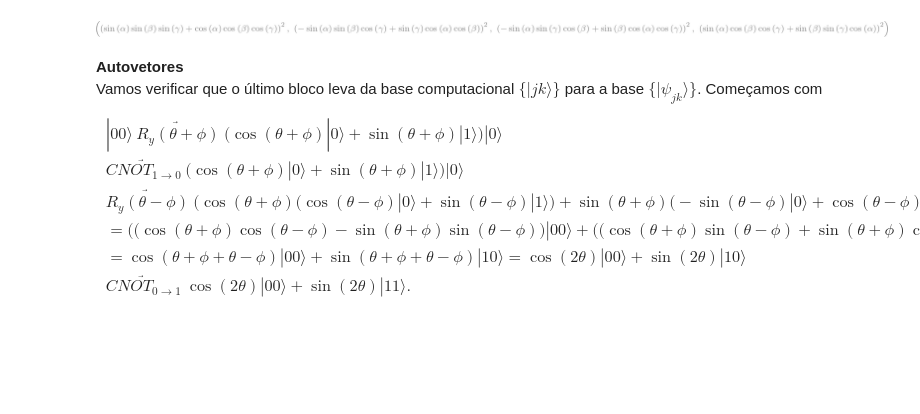
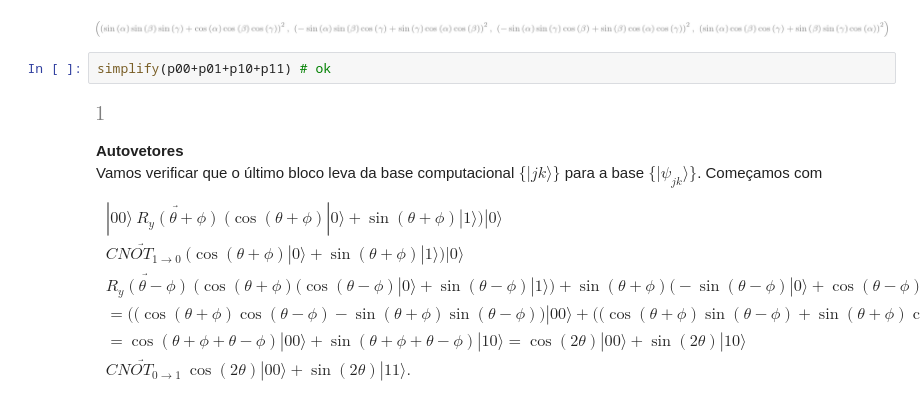
Before and after one commit to abbarreto/qiskit, a Jupyter notebook: 06_purificacao_de_estados.ipynb, the cells around one changed output. Drawn from its saved outputs; the diff is of its cells as text; blank space fills up the shorter version.

```diff
--- a/06_purificacao_de_estados.ipynb
+++ b/06_purificacao_de_estados.ipynb
@@ -263,6 +255,10 @@ p11 = (cos(a)*sin(b)*sin(g) + sin(a)*cos(b)*cos(g))**2
 p00,p01,p10,p11
 # %% [output]
 [figure]
+# %%
+simplify(p00+p01+p10+p11) # ok
+# %% [output]
+[figure, added]
 # %% [markdown]
 __Autovetores__ <br>
 Vamos verificar que o último bloco leva da base computacional $\{|jk\rangle\}$ para a base $\{|\psi_{jk}\rangle\}$. Começamos com
```
Also changed, not shown: parts of 12 cells of this notebook, 1 other file.
